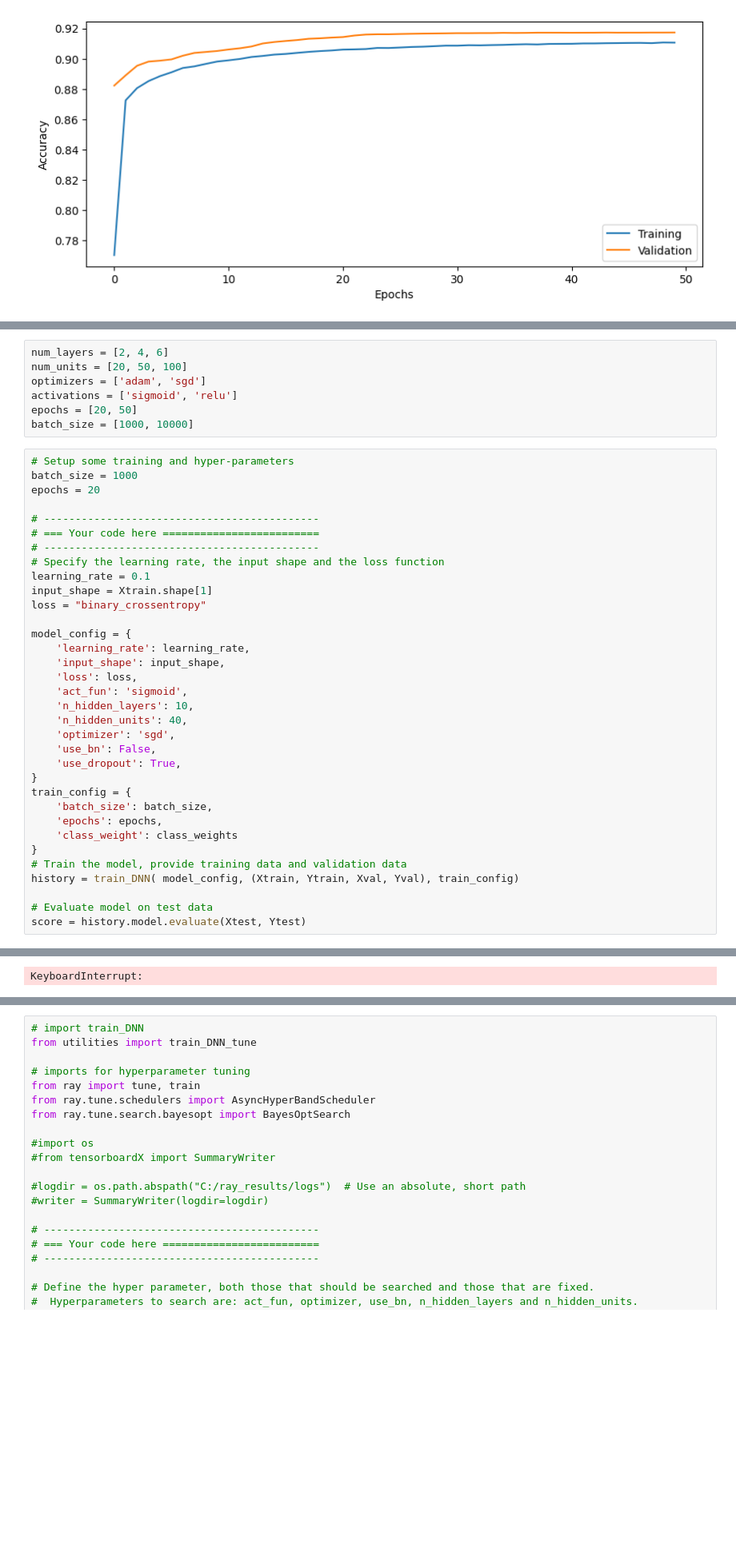
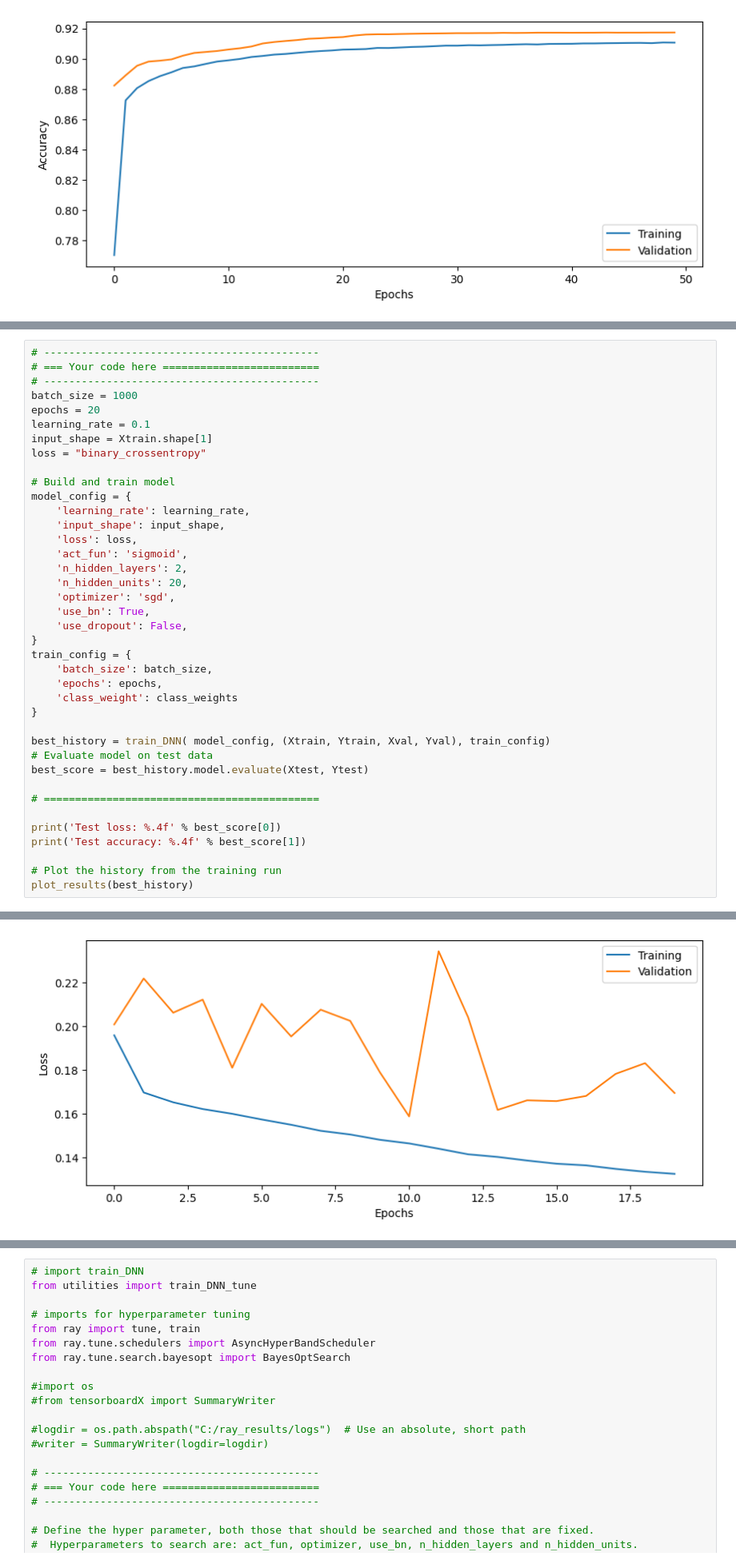
Before and after one commit to jakli758/dl_lab1, a Jupyter notebook: lab2/DNN_Lab.ipynb, the cells around one changed output, grey strips where cells are left out. Shown at 80% size. Drawn from its saved outputs; the diff is of its cells as text; blank space fills up the shorter version.

Commit message:
final result

```diff
--- a/lab2/DNN_Lab.ipynb
+++ b/lab2/DNN_Lab.ipynb
@@ -869,43 +884,41 @@ Spend some time (20 to 30 minutes) tuning the network architecture (number of la
-# %%
-num_layers = [2, 4, 6]
-num_units = [20, 50, 100]
-optimizers = ['adam', 'sgd']
-activations = ['sigmoid', 'relu']
-epochs = [20, 50]
-batch_size = [1000, 10000]
 # %%
-# Setup some training and hyper-parameters
-batch_size = 1000
-epochs = 20
-
 # --------------------------------------------
 # === Your code here =========================
 # --------------------------------------------
-# Specify the learning rate, the input shape and the loss function
+batch_size = 1000
+epochs = 20
 learning_rate = 0.1
 input_shape = Xtrain.shape[1]
 loss = "binary_crossentropy"
 
+# Build and train model
 model_config = {
     'learning_rate': learning_rate,
     'input_shape': input_shape,
     'loss': loss,
     'act_fun': 'sigmoid',
-    'n_hidden_layers': 10,
-    'n_hidden_units': 40,
+    'n_hidden_layers': 2,
+    'n_hidden_units': 20,
     'optimizer': 'sgd',
-    'use_bn': False,
-    'use_dropout': True,
+    'use_bn': True,
+    'use_dropout': False,
 }
 train_config = {
     'batch_size': batch_size,
     'epochs': epochs,
     'class_weight': class_weights
 }
-# Train the model, provide training data and validation data
-history = train_DNN( model_config, (Xtrain, Ytrain, Xval, Yval), train_config)
 
+best_history = train_DNN( model_config, (Xtrain, Ytrain, Xval, Yval), train_config)
 # Evaluate model on test data
-score = history.model.evaluate(Xtest, Ytest)
+best_score = best_history.model.evaluate(Xtest, Ytest)
+
+# ============================================
+
+print('Test loss: %.4f' % best_score[0])
+print('Test accuracy: %.4f' % best_score[1])
+
+# Plot the history from the training run
+plot_results(best_history)
 # %% [output]
 Epoch 1/20
@@ -928 +941 @@ Epoch 9/20
-KeyboardInterrupt:
+[figure, added]
```
Also changed, not shown: parts of 31 cells of this notebook, 2 other files.
